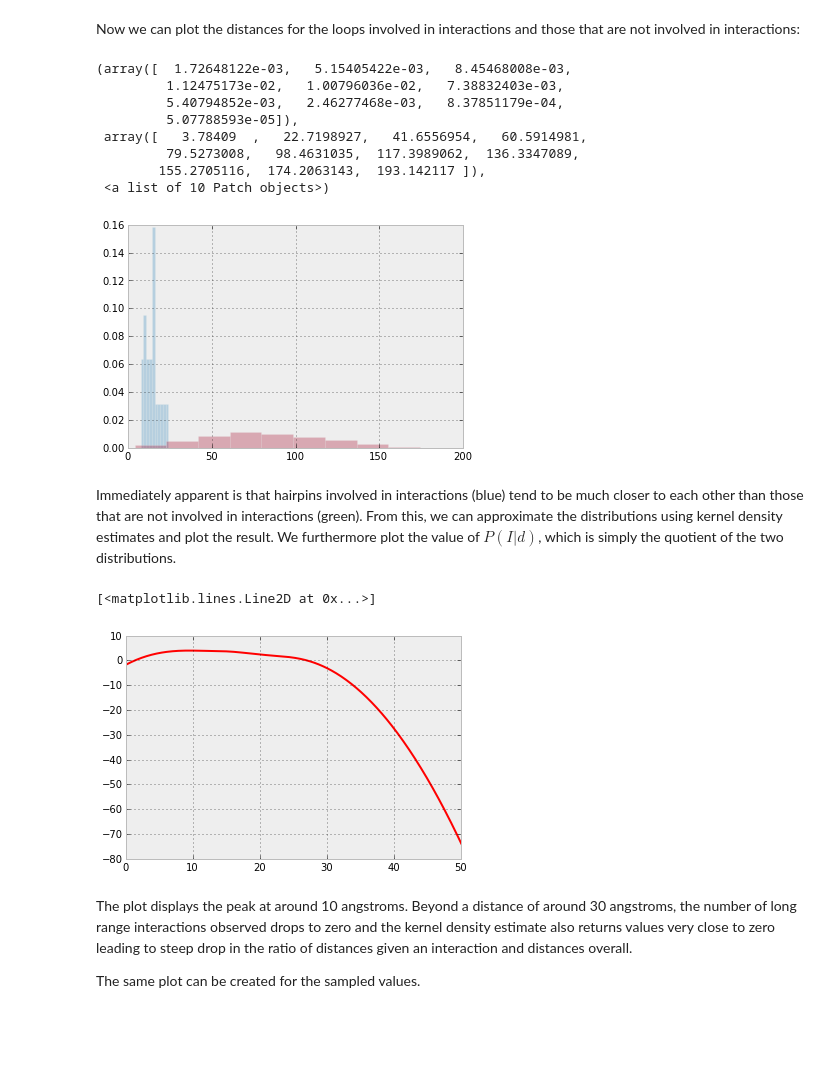
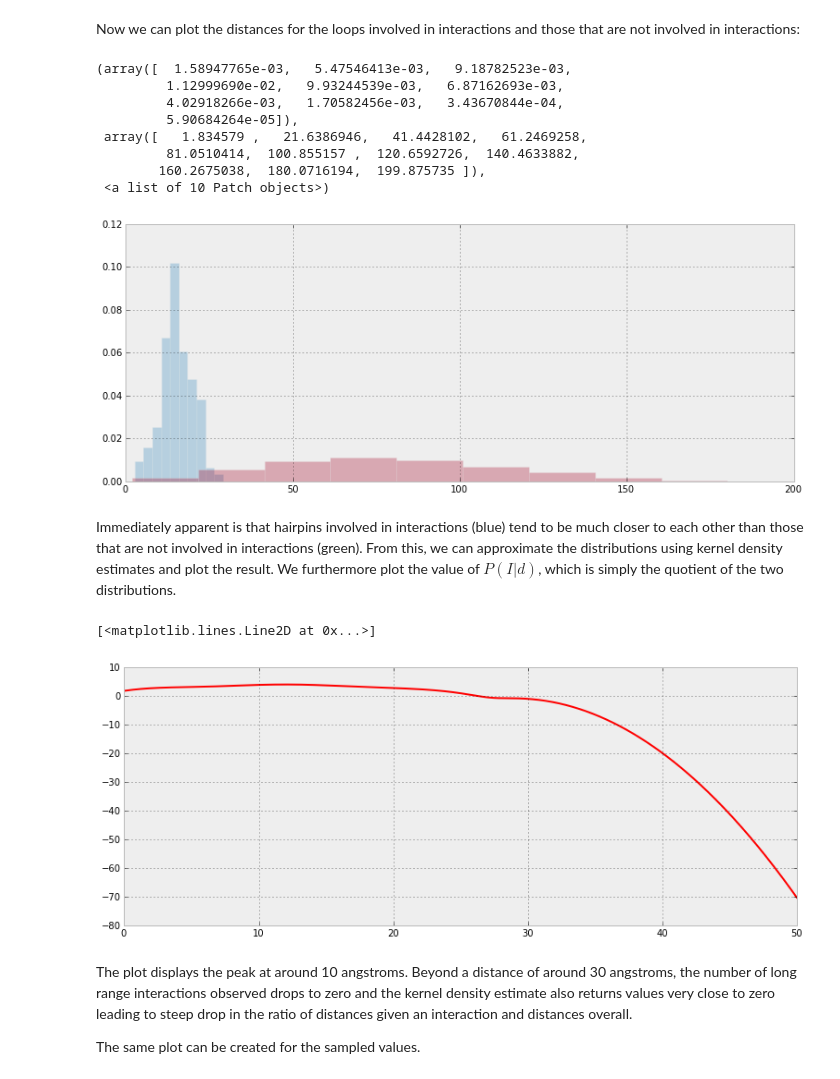
Before and after one commit to ViennaRNA/ernwin, a Jupyter notebook: ipy_notebook_ernwin.ipynb, the cells around one changed output. Saved outputs shown, nothing was run; the diff lists cells and outputs as text; code cells hidden in the pictures; blank space fills up the shorter version.

```diff
--- a/ipy_notebook_ernwin.ipynb
+++ b/ipy_notebook_ernwin.ipynb
@@ -28,7 +32,8 @@ def load_interactions(filename):
                  'len2', 'dist', 'seq1', 'seq2', 'longrange', 'angle']
 
     #loop_loop = t[np.logical_and(t[t.columns[1]] == "l", t[t.columns[4]] == "l")]
-    loop_loop = t[np.logical_and(t.type1 == "l", t.type2 == "l")]
+    #loop_loop = t[np.logical_and(t.type1 == "l", t.type2 == "l")]
+    loop_loop = t[t.type1 == "l"]
     loop_loop_y = loop_loop[loop_loop.longrange == 'Y']
     loop_loop_n = loop_loop[loop_loop.longrange == 'N']
 
@@ -37,18 +42,19 @@ def load_interactions(filename):
 Now we can plot the distances for the loops involved in interactions and those that are not involved in interactions:
 # %%
 (ll, ll_y, ll_n) = load_interactions('fess/stats/temp.longrange.stats')
+(sll, sll_y, sll_n) = load_interactions('fess/stats/temp.longrange.stats.sampled')
 hist(ll_y['dist'], alpha=0.3, normed=True)
 hist(ll['dist'], alpha=0.3, normed=True)
 # %% [output]
-(array([  1.72648122e-03,   5.15405422e-03,   8.45468008e-03,
-         1.12475173e-02,   1.00796036e-02,   7.38832403e-03,
-         5.40794852e-03,   2.46277468e-03,   8.37851179e-04,
-         5.07788593e-05]),
- array([   3.78409  ,   22.7198927,   41.6556954,   60.5914981,
-         79.5273008,   98.4631035,  117.3989062,  136.3347089,
-        155.2705116,  174.2063143,  193.142117 ]),
+(array([  1.58947765e-03,   5.47546413e-03,   9.18782523e-03,
+         1.12999690e-02,   9.93244539e-03,   6.87162693e-03,
+         4.02918266e-03,   1.70582456e-03,   3.43670844e-04,
+         5.90684264e-05]),
+ array([   1.834579 ,   21.6386946,   41.4428102,   61.2469258,
+         81.0510414,  100.855157 ,  120.6592726,  140.4633882,
+        160.2675038,  180.0716194,  199.875735 ]),
  <a list of 10 Patch objects>)
-[figure, old version]
+[figure, new version]
 # %% [markdown]
 Immediately apparent is that hairpins involved in interactions (blue) tend to be much closer to each other than those that are not involved in interactions (green). From this, we can approximate the distributions using kernel density estimates and plot the result. We furthermore plot the value of $P(I|d)$, which is simply the quotient of the two distributions.
 # %%
@@ -61,7 +67,7 @@ xs = np.linspace(0, 50, 400)
 plot(xs, np.log(gk_ll_y(xs)) - np.log(gk_ll(xs)), 'r')
 # %% [output]
 [<matplotlib.lines.Line2D at 0x...>]
-[figure, old version]
+[figure, new version]
 # %% [markdown]
 The plot displays the peak at around 10 angstroms. Beyond a distance of around 30 angstroms, the number of long range interactions observed drops to zero and the kernel density estimate also returns values very close to zero leading to steep drop in the ratio of distances given an interaction and distances overall.
 
```
Also changed, not shown: parts of 43 cells of this notebook, 8 other files.
